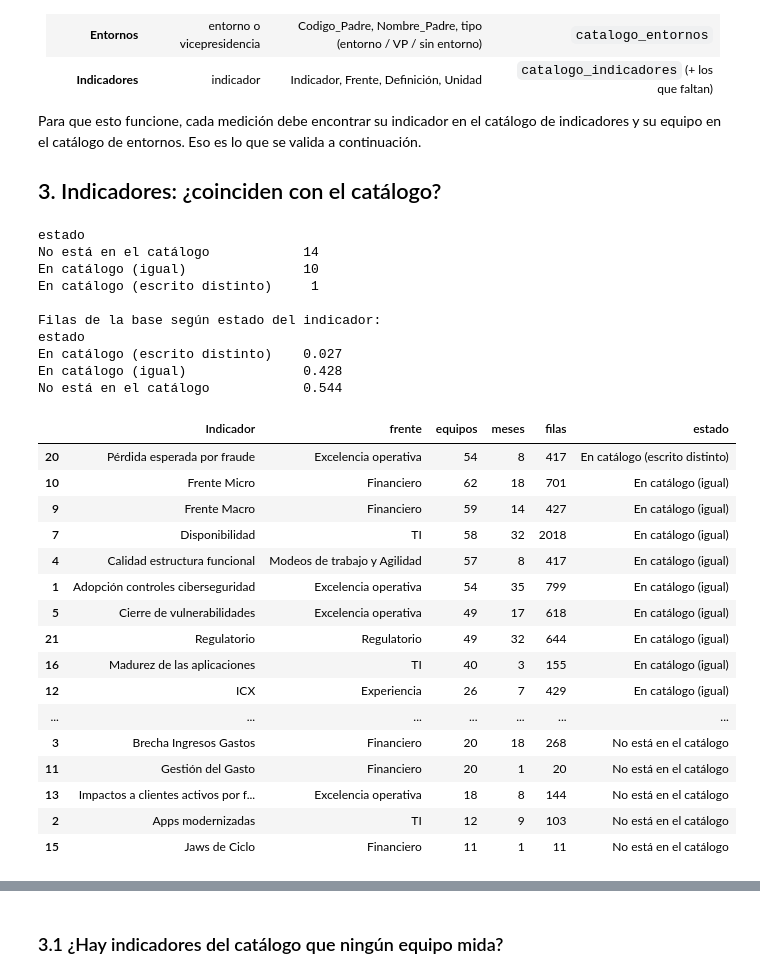
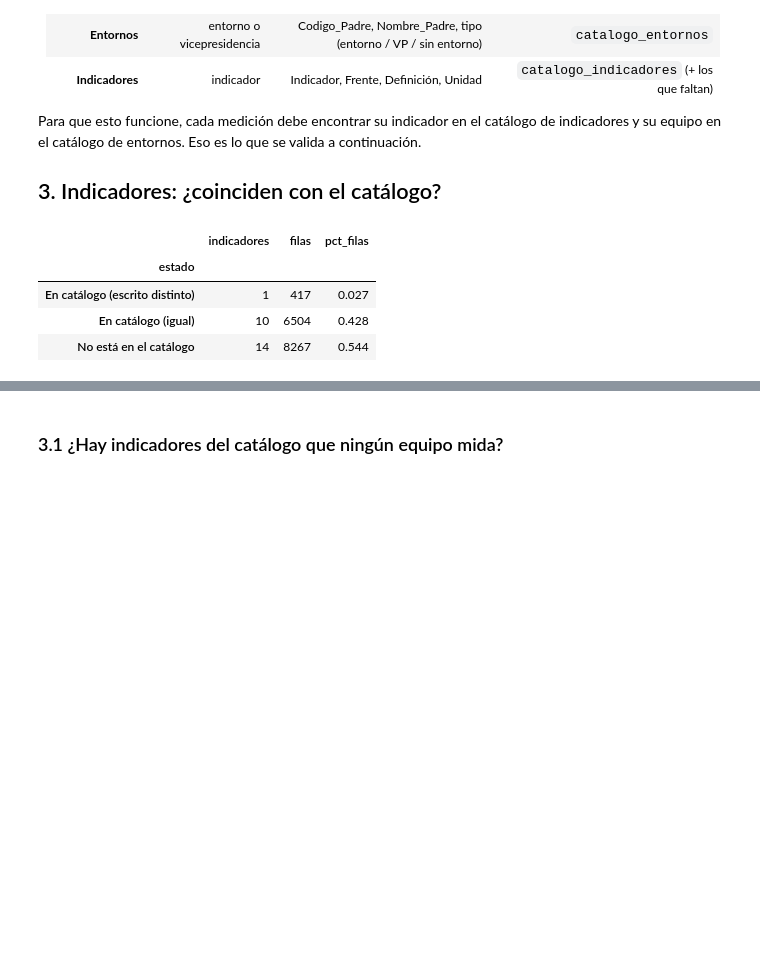
Before and after one commit to santiagoneusa/cib-de-technical-interview, a Jupyter notebook: 1_experimentacion/notebooks/1_eda.ipynb, the cells around one changed output, grey strips where cells are left out. Cells and saved outputs as stored; diff of their text form; code cells hidden in the pictures; blank space fills up the shorter version.

```diff
--- a/1_experimentacion/notebooks/1_eda.ipynb
+++ b/1_experimentacion/notebooks/1_eda.ipynb
@@ -79,49 +79,26 @@ Para que esto funcione, cada medición debe encontrar su indicador en el catálo
 # %%
 # Por indicador: cuántos equipos lo miden, en cuántos meses y si existe en el catálogo
 por_indicador = (
     kpis.groupby("Indicador")
     .agg(frente=("Frente", "first"), equipos=("codigo_equipo", "nunique"), meses=("Corte", "nunique"), filas=("Corte", "size"))
     .reset_index()
 )
 nombres_catalogo = set(cat_indicadores["Indicador"])
 # Sin tildes y en minúscula para detectar diferencias solo de escritura
 def simplificar(texto):
     return texto.lower().replace("á", "a").replace("é", "e").replace("í", "i").replace("ó", "o").replace("ú", "u")
 
 nombres_catalogo_simple = {simplificar(n) for n in nombres_catalogo}
 por_indicador["estado"] = "No está en el catálogo"
 por_indicador.loc[por_indicador["Indicador"].map(simplificar).isin(nombres_catalogo_simple), "estado"] = "En catálogo (escrito distinto)"
 por_indicador.loc[por_indicador["Indicador"].isin(nombres_catalogo), "estado"] = "En catálogo (igual)"
 
-print(por_indicador["estado"].value_counts().to_string())
-print("\nFilas de la base según estado del indicador:")
-print((por_indicador.groupby("estado")["filas"].sum() / len(kpis)).round(3).to_string())
-display(por_indicador.sort_values(["estado", "equipos"], ascending=[True, False]))
+resumen = por_indicador.groupby("estado").agg(indicadores=("Indicador", "size"), filas=("filas", "sum"))
+resumen["pct_filas"] = (resumen["filas"] / len(kpis)).round(3)
+display(resumen)
 # %% [output]
-estado
-No está en el catálogo            14
-En catálogo (igual)               10
-En catálogo (escrito distinto)     1
-
-Filas de la base según estado del indicador:
-estado
-En catálogo (escrito distinto)    0.027
-En catálogo (igual)               0.428
-No está en el catálogo            0.544
-|  | Indicador | frente | equipos | meses | filas | estado |
-| 20 | Pérdida esperada por fraude | Excelencia operativa | 54 | 8 | 417 | En catálogo (escrito distinto) |
-| 10 | Frente Micro | Financiero | 62 | 18 | 701 | En catálogo (igual) |
-| 9 | Frente Macro | Financiero | 59 | 14 | 427 | En catálogo (igual) |
-| 7 | Disponibilidad | TI | 58 | 32 | 2018 | En catálogo (igual) |
-| 4 | Calidad estructura funcional | Modeos de trabajo y Agilidad | 57 | 8 | 417 | En catálogo (igual) |
-| 1 | Adopción controles ciberseguridad | Excelencia operativa | 54 | 35 | 799 | En catálogo (igual) |
-| 5 | Cierre de vulnerabilidades | Excelencia operativa | 49 | 17 | 618 | En catálogo (igual) |
-| 21 | Regulatorio | Regulatorio | 49 | 32 | 644 | En catálogo (igual) |
-| 16 | Madurez de las aplicaciones | TI | 40 | 3 | 155 | En catálogo (igual) |
-| 12 | ICX | Experiencia | 26 | 7 | 429 | En catálogo (igual) |
-| ... | ... | ... | ... | ... | ... | ... |
-| 3 | Brecha Ingresos Gastos | Financiero | 20 | 18 | 268 | No está en el catálogo |
-| 11 | Gestión del Gasto | Financiero | 20 | 1 | 20 | No está en el catálogo |
-| 13 | Impactos a clientes activos por f... | Excelencia operativa | 18 | 8 | 144 | No está en el catálogo |
-| 2 | Apps modernizadas | TI | 12 | 9 | 103 | No está en el catálogo |
-| 15 | Jaws de Ciclo | Financiero | 11 | 1 | 11 | No está en el catálogo |
+|  | indicadores | filas | pct_filas |
+| estado |  |  |  |
+| En catálogo (escrito distinto) | 1 | 417 | 0.027 |
+| En catálogo (igual) | 10 | 6504 | 0.428 |
+| No está en el catálogo | 14 | 8267 | 0.544 |
```
Also changed, not shown: parts of 9 cells of this notebook, 5 other files.
